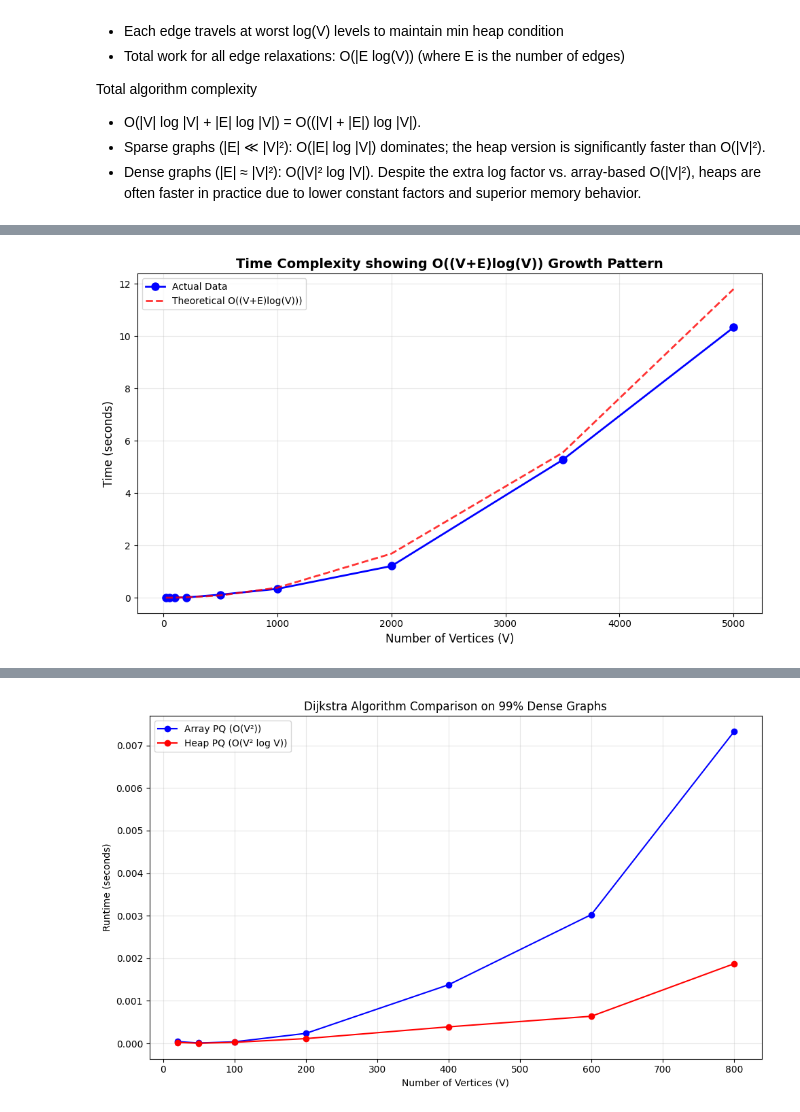
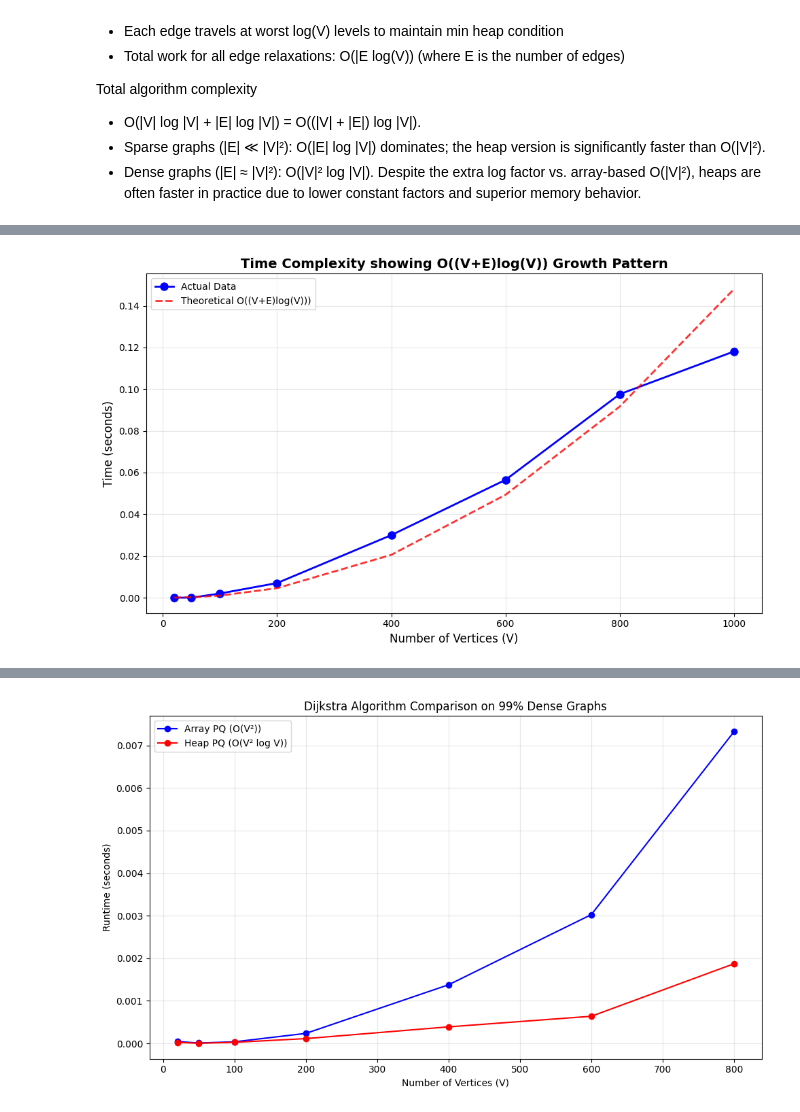
Before and after one commit to UnpretentiousCoder/Algo_design_and_analysis, a Jupyter notebook: lab2.ipynb, the cells around one changed output, grey strips where cells are left out. Drawn from its saved outputs; the diff is of its cells as text; code cells hidden in the pictures.

```diff
--- a/lab2.ipynb
+++ b/lab2.ipynb
@@ -193,10 +211,10 @@ import random, time
 from collections import defaultdict
 
 time_taken_result_for_dense = []
-input_sizes = [20, 50, 100, 200, 500, 1000, 2000, 3500, 5000]
+input_sizes = [20, 50, 100, 200, 400, 600 , 800, 1000]
 
 for V in input_sizes:
-    Dense_Graph, edge_count = generate_dense_matrix(V)
+    Dense_Graph, edge_count = generate_matrix(V, 0.99) #generating a dense graph
     start = time.time()
     dijkstra_using_array(Dense_Graph, 0)
     end = time.time()
@@ -368,3 +375,30 @@ heapq.heappush(min_heap1, (4, "1", "2"))
 print(heapq.heappop(min_heap1))
 # %% [output]
 (4, '1', '2')
+# %%
+from collections import defaultdict
+import random
+
+def generate_adj_list(V, edge_prob=0.2, max_weight=10):
+    graph = defaultdict(list)
+    num_of_edge = 0
+
+    # Step 1:Create a spanning tree to ensure connectivity
+    for i in range(1, V):
+        j = random.randint(0, i - 1)
+        weight = random.randint(1, max_weight)
+        graph[j].append((i, weight))  # Directed edge from j to i
+        num_of_edge += 1
+
+    # Step 2: Add additional random edges based on edge_prob
+    for i in range(V):
+        for j in range(V):
+            if i != j:
+                # Check if edge i->j already exists
+                existing_neighbors = [neighbor for neighbor, _ in graph[i]]
+                if j not in existing_neighbors and random.random() < edge_prob:
+                    weight = random.randint(1, max_weight)
+                    graph[i].append((j, weight))
+                    num_of_edge += 1
+
+    return graph, num_of_edge
@@ -385,7 +429,7 @@ def dijkstra_using_min_heap(graph, start):
             continue
         else: #havent visit before
             visited.add(curr)
-            for neighbour, weight in get_neighbours(graph, curr):
+            for neighbour, weight in get_neighbours_adj_list(graph, curr):
                 if neighbour not in visited: #only process edges to unvisited nodes
                     if d[curr] + weight < d[neighbour]:
                         d[neighbour] = d[curr] + weight
@@ -426,10 +470,14 @@ import random, time
 from collections import defaultdict
 
 time_taken_result_for_dense_heap = []
-input_sizes = [20, 50, 100, 200, 500, 1000, 2000, 3500, 5000]
+input_sizes = [20, 50, 100, 200, 400, 600 , 800, 1000]
 
 for V in input_sizes:
-    Dense_Graph, edge_count = generate_dense_matrix(V)
+    start1 = time.time()
+    Dense_Graph, edge_count = generate_adj_list(V, 0.99) #generating a dense graph
+    end1 = time.time()
+    time_taken1 = end1 - start1
+    print(f"Graph generation time for V={V}: {time_taken1:.8f} seconds")
     start = time.time()
     dijkstra_using_min_heap(Dense_Graph, 0)
     end = time.time()
@@ -450,27 +506,27 @@ time_taken_result_for_dense_heap
 # %%
 
 V_values = [item[0][0] for item in time_taken_result_for_dense_heap]
 E_values = [item[0][1] for item in time_taken_result_for_dense_heap]
 time_values = [float(item[1]) for item in time_taken_result_for_dense_heap]
 
 #Create the plot
 plt.figure(figsize=(10, 6))
 plt.plot(V_values, time_values, 'b-o', linewidth=2, markersize=8, label='Actual Data') #actual
 
 V_theoretical = np.array(V_values)
 E_theoratical = np.array(E_values)
-theoretical_times = (V_theoretical + E_theoratical) * np.log2(V_theoretical) * 0.000000048
+theoretical_times = (V_theoretical + E_theoratical) * np.log2(V_theoretical) * 0.000000015
 plt.plot(V_theoretical, theoretical_times, 'r--', linewidth=2,
          label='Theoretical O((V+E)log(V)))', alpha=0.8)
 plt.xlabel('Number of Vertices (V)', fontsize=12)
 plt.ylabel('Time (seconds)', fontsize=12)
 plt.title('Time Complexity showing O((V+E)log(V)) Growth Pattern', fontsize=14, fontweight='bold')
 plt.grid(True, alpha=0.3)
 plt.legend()
 
 plt.tight_layout()
 plt.show()
 # %% [output]
-[figure, old version]
+[figure, new version]
 # %%
 time_taken_result_for_sparse_heap = []
```
Also changed, not shown: parts of 17 cells of this notebook.
